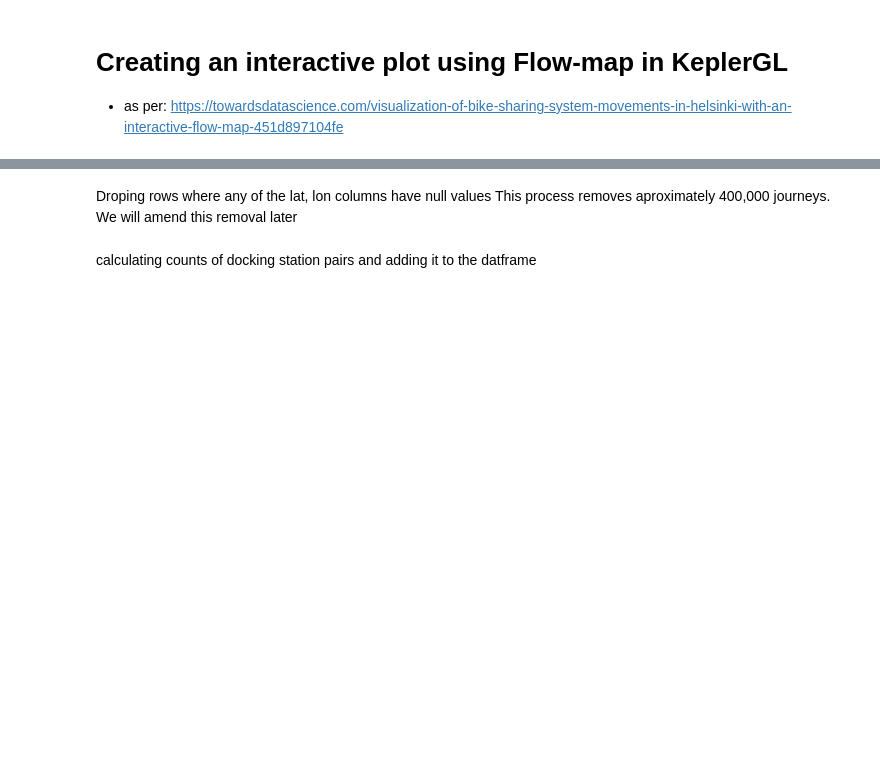
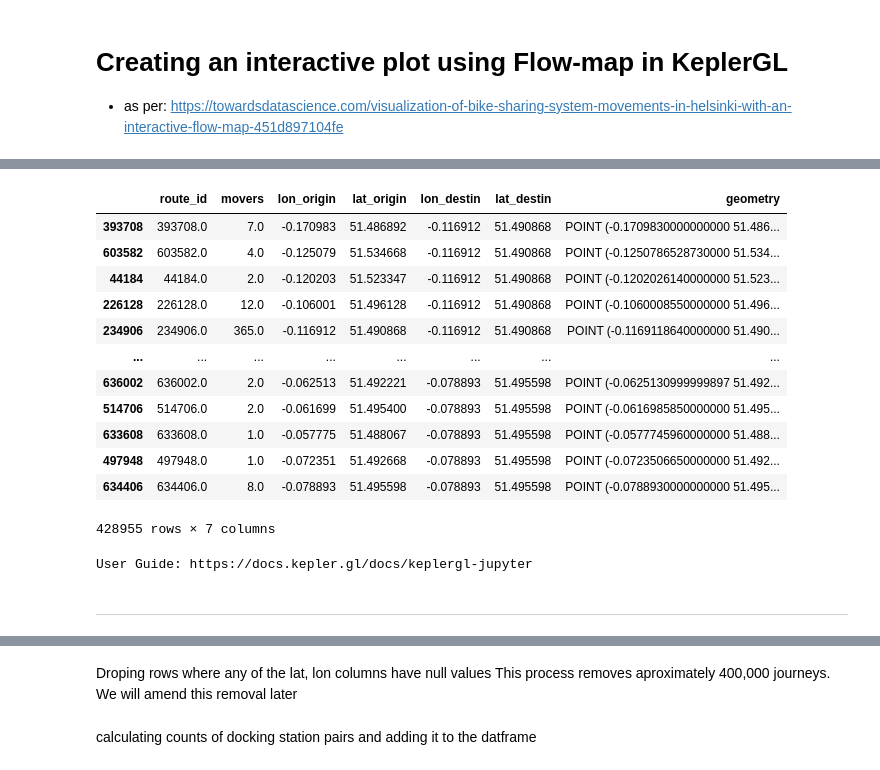
Before and after one commit to elrhmo/TfL_Bike_Analysis, a Jupyter notebook: analysis_networkx.ipynb, the cells around one changed output, grey strips where cells are left out. Saved outputs shown, nothing was run; the diff lists cells and outputs as text; code cells hidden in the pictures; blank space fills up the shorter version.

```diff
--- a/analysis_networkx.ipynb
+++ b/analysis_networkx.ipynb
@@ -483,0 +607,7 @@ bike_data_2022
+# %%
+# Step 4: Select the needed columns for the final coor_data DataFrame
+data_merge= data_merge[["Start Date", "End Date", "StartStation_id", "StartStation Name", "EndStation_id",
+                       "EndStation Name", "lon_origin", "lat_origin", "lon_destin", "lat_destin", "geometry_origin"]]
+
+# Display the updated DataFrame
+data_merge.head()
@@ -483,0 +663,23 @@ bike_data_2022
+# %%
+#The next step is to aggregate by counting the ID as movers. It goes like this in a grouped DataFrame
+# aggregating movers
+movers = gpd.GeoDataFrame(index = agg_data["route_id"].unique())
+for key, group in agg_data.groupby("route_id"):
+
+ movers.at[key, "route_id"] = key
+
+ movers.at[key, "movers"] = int(len(group))
+
+ movers.at[key, "origin_id"] = group["StartStation_id"].unique()
+ movers.at[key, "origin_name"] = group["StartStation Name"].unique()[0]
+ movers.at[key, "destin_id"] = group["EndStation_id"].unique()
+ movers.at[key, "destin_name"] = group["EndStation Name"].unique()[0]
+
+ movers.at[key, "lon_origin"] = group["lon_origin"].unique()[0]
+ movers.at[key, "lat_origin"] = group["lat_origin"].unique()[0]
+ movers.at[key, "lon_destin"] = group["lon_destin"].unique()[0]
+ movers.at[key, "lat_destin"] = group["lat_destin"].unique()[0]
+movers["geometry"] = [Point(originx, originy) for originx, originy in zip(movers["lon_origin"].to_list(),
+                                                                          movers["lat_origin"].to_list())]
+
+movers.head()
@@ -483,0 +693,28 @@ bike_data_2022
+# %%
+# defining CRS
+movers.crs = CRS.from_epsg(4326)
+# columns
+movers_clean = movers[['route_id', 'movers', 'lon_origin', 'lat_origin', 'lon_destin', 'lat_destin', 'geometry' ]]
+# %%
+movers_clean
+# %% [output]
+|  | route_id | movers | lon_origin | lat_origin | lon_destin | lat_destin | geometry |
+| 393708 | 393708.0 | 7.0 | -0.170983 | 51.486892 | -0.116912 | 51.490868 | POINT (-0.1709830000000000 51.486... |
+| 603582 | 603582.0 | 4.0 | -0.125079 | 51.534668 | -0.116912 | 51.490868 | POINT (-0.1250786528730000 51.534... |
+| 44184 | 44184.0 | 2.0 | -0.120203 | 51.523347 | -0.116912 | 51.490868 | POINT (-0.1202026140000000 51.523... |
+| 226128 | 226128.0 | 12.0 | -0.106001 | 51.496128 | -0.116912 | 51.490868 | POINT (-0.1060008550000000 51.496... |
+| 234906 | 234906.0 | 365.0 | -0.116912 | 51.490868 | -0.116912 | 51.490868 | POINT (-0.1169118640000000 51.490... |
+| ... | ... | ... | ... | ... | ... | ... | ... |
+| 636002 | 636002.0 | 2.0 | -0.062513 | 51.492221 | -0.078893 | 51.495598 | POINT (-0.0625130999999897 51.492... |
+| 514706 | 514706.0 | 2.0 | -0.061699 | 51.495400 | -0.078893 | 51.495598 | POINT (-0.0616985850000000 51.495... |
+| 633608 | 633608.0 | 1.0 | -0.057775 | 51.488067 | -0.078893 | 51.495598 | POINT (-0.0577745960000000 51.488... |
+| 497948 | 497948.0 | 1.0 | -0.072351 | 51.492668 | -0.078893 | 51.495598 | POINT (-0.0723506650000000 51.492... |
+| 634406 | 634406.0 | 8.0 | -0.078893 | 51.495598 | -0.078893 | 51.495598 | POINT (-0.0788930000000000 51.495... |
+428955 rows × 7 columns
+# %%
+# Create KeplerGl instance
+m = KeplerGl(height=600)
+# Add stop duration
+m.add_data(movers, 'agg movements')
+# %% [output]
+User Guide: https://docs.kepler.gl/docs/keplergl-jupyter
@@ -484,3 +723,5 @@ bike_data_2022
+# %% [markdown]
+---
 # %%
 bike_data_2022_locations = bike_data_2022.copy()
 # %%
```
Also changed, not shown: parts of 46 cells of this notebook.
